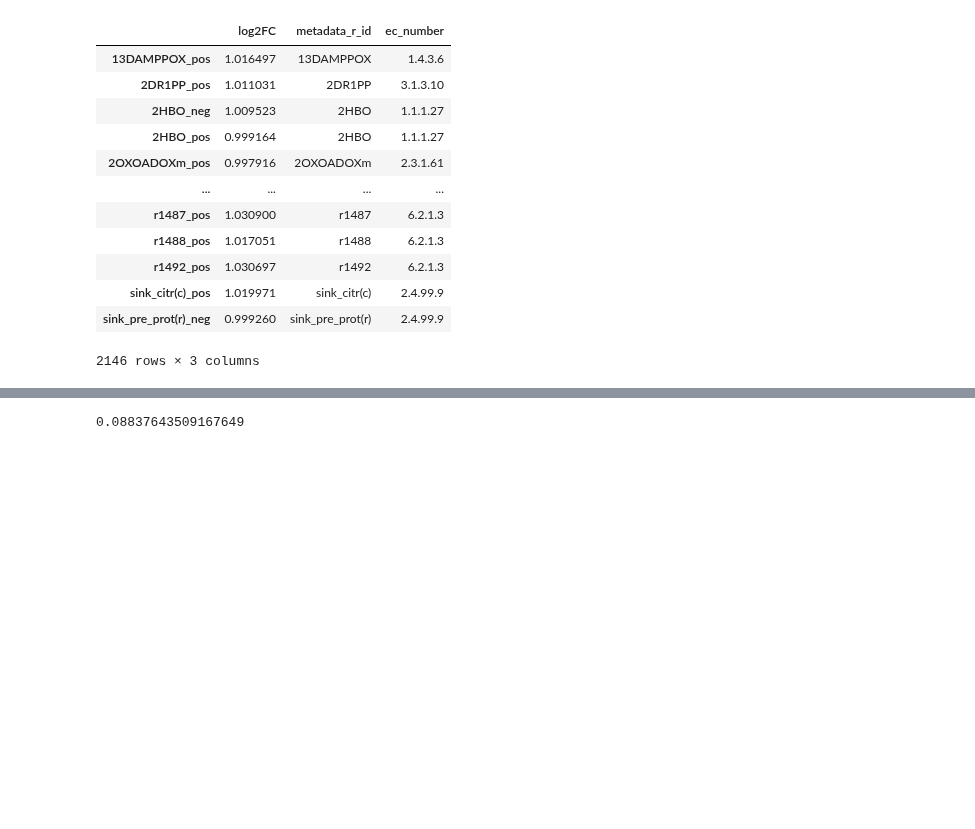
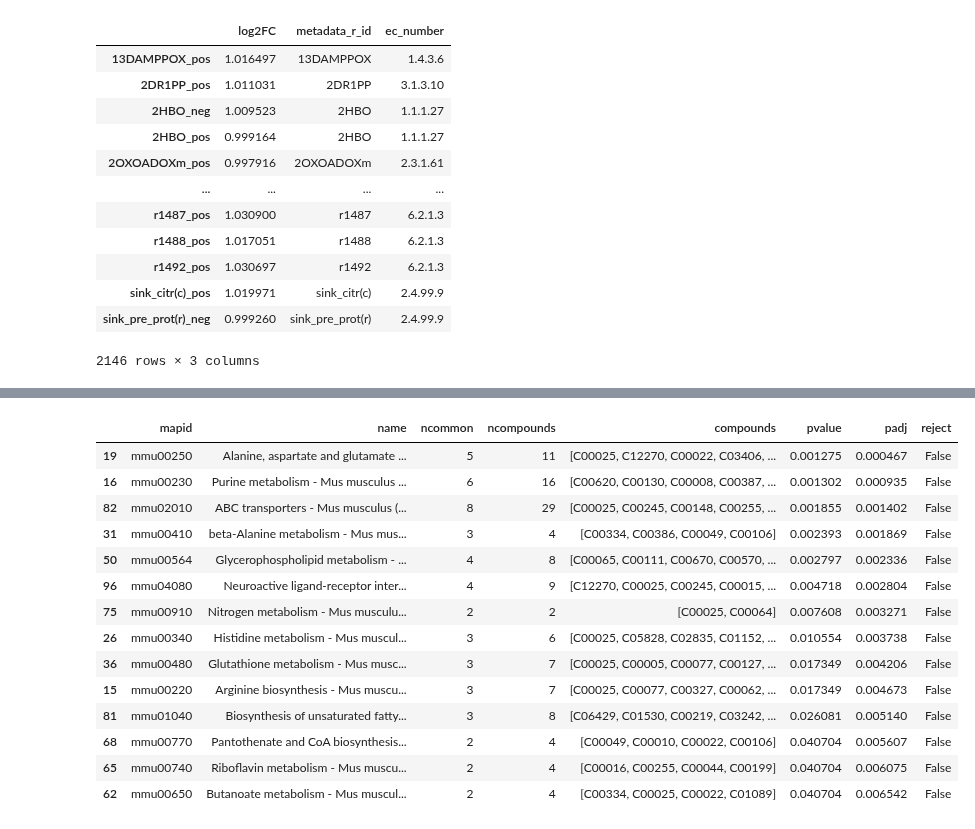
Before and after one commit to menchelab/novarinocollab, a Jupyter notebook: notebooks/metabo_analysis.ipynb, the cells around one changed output, grey strips where cells are left out. Drawn from its saved outputs; the diff is of its cells as text; code cells hidden in the pictures; blank space fills up the shorter version.

```diff
--- a/notebooks/metabo_analysis.ipynb
+++ b/notebooks/metabo_analysis.ipynb
@@ -555,4 +582,18 @@ overlaps
 # %%
-overlaps.pvalue.min()
+overlaps[overlaps.pvalue <= 0.05]
 # %% [output]
-0.08837643509167649
+|  | mapid | name | ncommon | ncompounds | compounds | pvalue | padj | reject |
+| 19 | mmu00250 | Alanine, aspartate and glutamate ... | 5 | 11 | [C00025, C12270, C00022, C03406, ... | 0.001275 | 0.000467 | False |
+| 16 | mmu00230 | Purine metabolism - Mus musculus ... | 6 | 16 | [C00620, C00130, C00008, C00387, ... | 0.001302 | 0.000935 | False |
+| 82 | mmu02010 | ABC transporters - Mus musculus (... | 8 | 29 | [C00025, C00245, C00148, C00255, ... | 0.001855 | 0.001402 | False |
+| 31 | mmu00410 | beta-Alanine metabolism - Mus mus... | 3 | 4 | [C00334, C00386, C00049, C00106] | 0.002393 | 0.001869 | False |
+| 50 | mmu00564 | Glycerophospholipid metabolism - ... | 4 | 8 | [C00065, C00111, C00670, C00570, ... | 0.002797 | 0.002336 | False |
+| 96 | mmu04080 | Neuroactive ligand-receptor inter... | 4 | 9 | [C12270, C00025, C00245, C00015, ... | 0.004718 | 0.002804 | False |
+| 75 | mmu00910 | Nitrogen metabolism - Mus musculu... | 2 | 2 | [C00025, C00064] | 0.007608 | 0.003271 | False |
+| 26 | mmu00340 | Histidine metabolism - Mus muscul... | 3 | 6 | [C00025, C05828, C02835, C01152, ... | 0.010554 | 0.003738 | False |
+| 36 | mmu00480 | Glutathione metabolism - Mus musc... | 3 | 7 | [C00025, C00005, C00077, C00127, ... | 0.017349 | 0.004206 | False |
+| 15 | mmu00220 | Arginine biosynthesis - Mus muscu... | 3 | 7 | [C00025, C00077, C00327, C00062, ... | 0.017349 | 0.004673 | False |
+| 81 | mmu01040 | Biosynthesis of unsaturated fatty... | 3 | 8 | [C06429, C01530, C00219, C03242, ... | 0.026081 | 0.005140 | False |
+| 68 | mmu00770 | Pantothenate and CoA biosynthesis... | 2 | 4 | [C00049, C00010, C00022, C00106] | 0.040704 | 0.005607 | False |
+| 65 | mmu00740 | Riboflavin metabolism - Mus muscu... | 2 | 4 | [C00016, C00255, C00044, C00199] | 0.040704 | 0.006075 | False |
+| 62 | mmu00650 | Butanoate metabolism - Mus muscul... | 2 | 4 | [C00334, C00025, C00022, C01089] | 0.040704 | 0.006542 | False |
```
Also changed, not shown: parts of 7 cells of this notebook, 4 other files.
